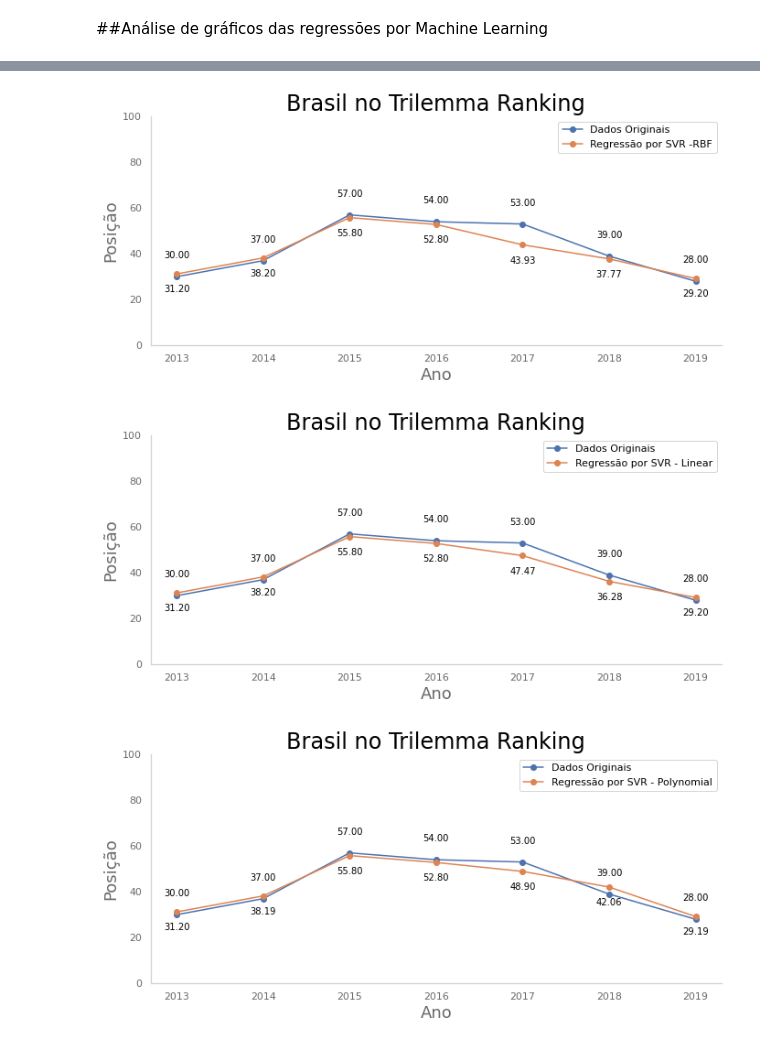
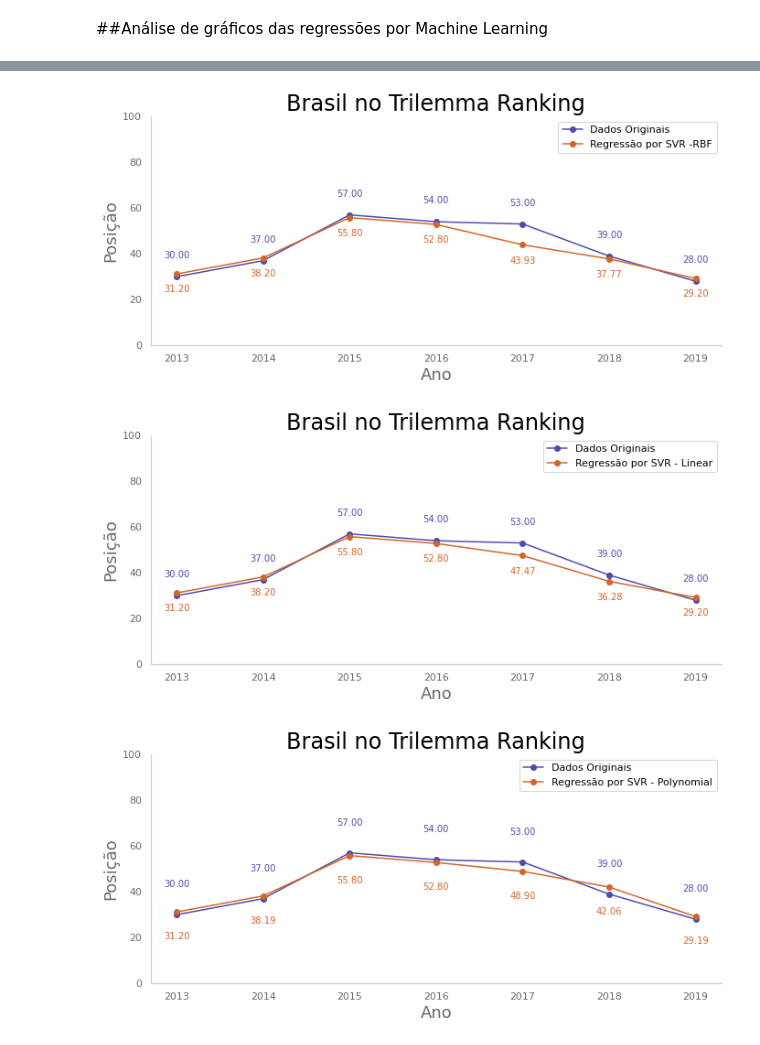
Before and after one commit to grnbatera/IT305G, a Jupyter notebook: Projeto_IT305G.ipynb, the cells around one changed output, grey strips where cells are left out. Cells and saved outputs as stored; diff of their text form; code cells hidden in the pictures.

```diff
--- a/Projeto_IT305G.ipynb
+++ b/Projeto_IT305G.ipynb
@@ -520,6 +520,9 @@ rank10=pd.DataFrame(modelo10.predict(UC1n.iloc[:,0:58]))*rankstd+rankmedia
 #Evaluation
 # %% [markdown]
 ##Análise de gráficos das regressões por Machine Learning
+# %%
+c1='#4e4cac'
+c2='#d3652a'
 # %%
 #Gráfico de evolução eventos na rede
 plt.figure(figsize=(10, 5))
@@ -743,24 +758,26 @@ for x,y in zip(UC1['ano'],UC1['rank']):
     plt.annotate(label, # this is the text
                  (x,y), # this is the point to label
                  textcoords="offset points", # how to position the text
-                 xytext=(0,20),
+                 xytext=(0,40),
                  fontsize=10,# distance from text to points (x,y)
+                 color=c1,
                  ha='center') # horizontal alignment can be left, right or center
-plt.plot(UC1['ano'],UC1['rank'], marker='o',label='Dados Originais')
+plt.plot(UC1['ano'],UC1['rank'], marker='o',color=c1,label='Dados Originais')
 for x,y in zip(UC1['ano'],rank07[0]):
 
     labely = "{:.2f}".format(y)
     plt.annotate(labely, # this is the text
                  (x,y), # this is the point to label
                  textcoords="offset points", # how to position the text
-                 xytext=(0,-20),
+                 xytext=(0,-40),
                  fontsize=10,# distance from text to points (x,y)
+                 color=c2,
                  ha='center') # horizontal alignment can be left, right or center
-plt.plot(UC1['ano'],rank07[0], marker='o',label='Regressão por Random Forrest')
+plt.plot(UC1['ano'],rank07[0], marker='o',color=c2,label='Regressão por Random Forrest')
 plt.xticks(UC1['ano'])
 plt.ylim([0,100])
 #plt.grid()
 plt.legend()
 plt.tight_layout()
-plt.savefig('/content/IT305G/g07.jpg', format='jpg', dpi=600)
+plt.savefig('/content/IT305G/g07.svg', format='svg', dpi=600)
 # %% [output]
@@ -780,8 +797,9 @@ for x,y in zip(UC1['ano'],UC1['rank']):
                  textcoords="offset points", # how to position the text
                  xytext=(0,20),
                  fontsize=10,# distance from text to points (x,y)
+                 color=c1,
                  ha='center') # horizontal alignment can be left, right or center
-plt.plot(UC1['ano'],UC1['rank'], marker='o',label='Dados Originais')
+plt.plot(UC1['ano'],UC1['rank'], marker='o',color=c1,label='Dados Originais')
 for x,y in zip(UC1['ano'],rank08[0]):
 
     labely = "{:.2f}".format(y)
@@ -790,16 +808,17 @@ for x,y in zip(UC1['ano'],rank08[0]):
                  textcoords="offset points", # how to position the text
                  xytext=(0,-20),
                  fontsize=10,# distance from text to points (x,y)
+                 color=c2,
                  ha='center') # horizontal alignment can be left, right or center
-plt.plot(UC1['ano'],rank08[0], marker='o',label='Regressão por SVR -RBF')
+plt.plot(UC1['ano'],rank08[0], marker='o',color=c2,label='Regressão por SVR -RBF')
 plt.xticks(UC1['ano'])
 plt.ylim([0,100])
 #plt.grid()
 plt.legend()
 plt.tight_layout()
-plt.savefig('/content/IT305G/g08.jpg', format='jpg', dpi=600)
+plt.savefig('/content/IT305G/g08.svg', format='svg', dpi=600)
 # %% [output]
-[figure, old version]
+[figure, new version]
 # %%
 #Gráfico de evolução eventos na rede
 plt.figure(figsize=(10, 5))
@@ -815,8 +834,9 @@ for x,y in zip(UC1['ano'],UC1['rank']):
                  textcoords="offset points", # how to position the text
                  xytext=(0,20),
                  fontsize=10,# distance from text to points (x,y)
+                 color=c1,
                  ha='center') # horizontal alignment can be left, right or center
-plt.plot(UC1['ano'],UC1['rank'], marker='o',label='Dados Originais')
+plt.plot(UC1['ano'],UC1['rank'], marker='o',color=c1,label='Dados Originais')
 for x,y in zip(UC1['ano'],rank09[0]):
 
     labely = "{:.2f}".format(y)
@@ -825,48 +845,51 @@ for x,y in zip(UC1['ano'],rank09[0]):
                  textcoords="offset points", # how to position the text
                  xytext=(0,-20),
                  fontsize=10,# distance from text to points (x,y)
+                 color=c2,
                  ha='center') # horizontal alignment can be left, right or center
-plt.plot(UC1['ano'],rank09[0], marker='o',label='Regressão por SVR - Linear')
+plt.plot(UC1['ano'],rank09[0], marker='o',color=c2,label='Regressão por SVR - Linear')
 plt.xticks(UC1['ano'])
 plt.ylim([0,100])
 #plt.grid()
 plt.legend()
 plt.tight_layout()
-plt.savefig('/content/IT305G/g09.jpg', format='jpg', dpi=600)
+plt.savefig('/content/IT305G/g09.svg', format='svg', dpi=600)
 # %% [output]
-[figure, old version]
+[figure, new version]
 # %%
 #Gráfico de evolução eventos na rede
 plt.figure(figsize=(10, 5))
 plt.title('Brasil no Trilemma Ranking')
 plt.xlabel('Ano')
 plt.ylabel('Posição')
 for x,y in zip(UC1['ano'],UC1['rank']):
 
     label = "{:.2f}".format(y)
 
     plt.annotate(label, # this is the text
                  (x,y), # this is the point to label
                  textcoords="offset points", # how to position the text
-                 xytext=(0,20),
+                 xytext=(0,30),
                  fontsize=10,# distance from text to points (x,y)
+                 color=c1,
                  ha='center') # horizontal alignment can be left, right or center
-plt.plot(UC1['ano'],UC1['rank'], marker='o',label='Dados Originais')
+plt.plot(UC1['ano'],UC1['rank'], marker='o',color=c1,label='Dados Originais')
 for x,y in zip(UC1['ano'],rank10[0]):
 
     labely = "{:.2f}".format(y)
     plt.annotate(labely, # this is the text
                  (x,y), # this is the point to label
                  textcoords="offset points", # how to position the text
-                 xytext=(0,-20),
+                 xytext=(0,-30),
                  fontsize=10,# distance from text to points (x,y)
+                 color=c2,
                  ha='center') # horizontal alignment can be left, right or center
-plt.plot(UC1['ano'],rank10[0], marker='o',label='Regressão por SVR - Polynomial')
+plt.plot(UC1['ano'],rank10[0], marker='o',color=c2,label='Regressão por SVR - Polynomial')
 plt.xticks(UC1['ano'])
 plt.ylim([0,100])
 #plt.grid()
 plt.legend()
 plt.tight_layout()
-plt.savefig('/content/IT305G/g10.jpg', format='jpg', dpi=600)
+plt.savefig('/content/IT305G/g10.svg', format='svg', dpi=600)
 # %% [output]
-[figure, old version]
+[figure, new version]
```
Also changed, not shown: parts of 26 cells of this notebook.
